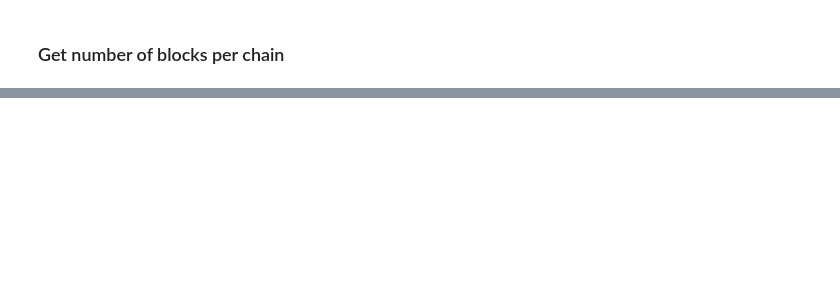
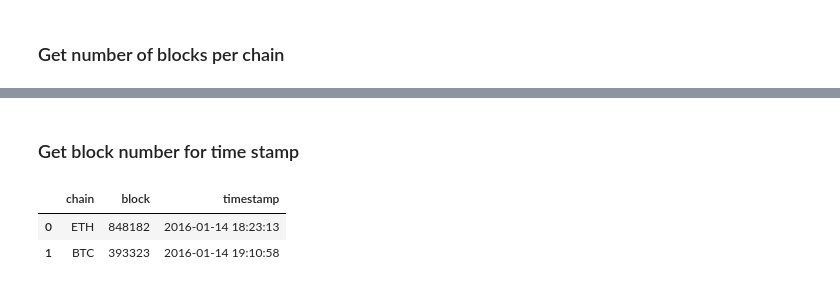
Before and after one commit to aws-solutions-library-samples/guidance-for-digital-assets-on-aws, a Jupyter notebook: analytics/consumer/sagemaker/cross-chain-analytics.ipynb, the cells around one changed output, grey strips where cells are left out. Drawn from its saved outputs; the diff is of its cells as text; code cells hidden in the pictures; blank space fills up the shorter version.

```diff
--- a/analytics/consumer/sagemaker/cross-chain-analytics.ipynb
+++ b/analytics/consumer/sagemaker/cross-chain-analytics.ipynb
@@ -33,0 +38,15 @@ df
+# %% [markdown]
+### Get block number for time stamp
+# %%
+df = pd.read_sql("""(SELECT 'BTC' AS chain, number AS block, timestamp FROM btc.blocks WHERE
+  timestamp>=TIMESTAMP '2016-01-14 18:23 UTC'
+ORDER BY timestamp limit 1)
+UNION (
+SELECT 'ETH' AS chain, number AS block, timestamp FROM eth.blocks WHERE
+  timestamp>=TIMESTAMP '2016-01-14 18:23 UTC'
+ORDER BY timestamp limit 1)""", conn)
+df
+# %% [output]
+|  | chain | block | timestamp |
+| 0 | ETH | 848182 | 2016-01-14 18:23:13 |
+| 1 | BTC | 393323 | 2016-01-14 19:10:58 |
```
Also changed, not shown: parts of 6 cells of this notebook, 2 other files.
